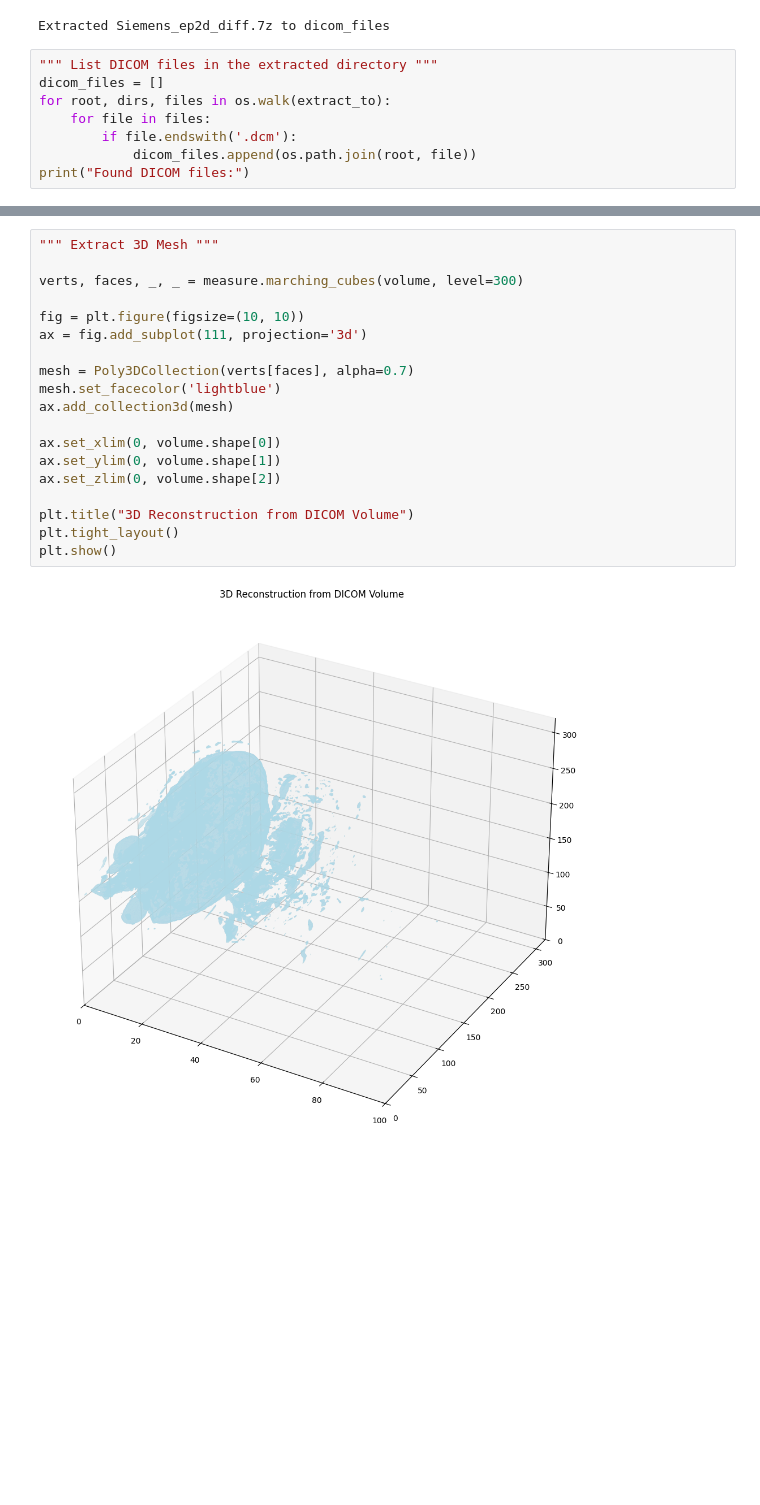
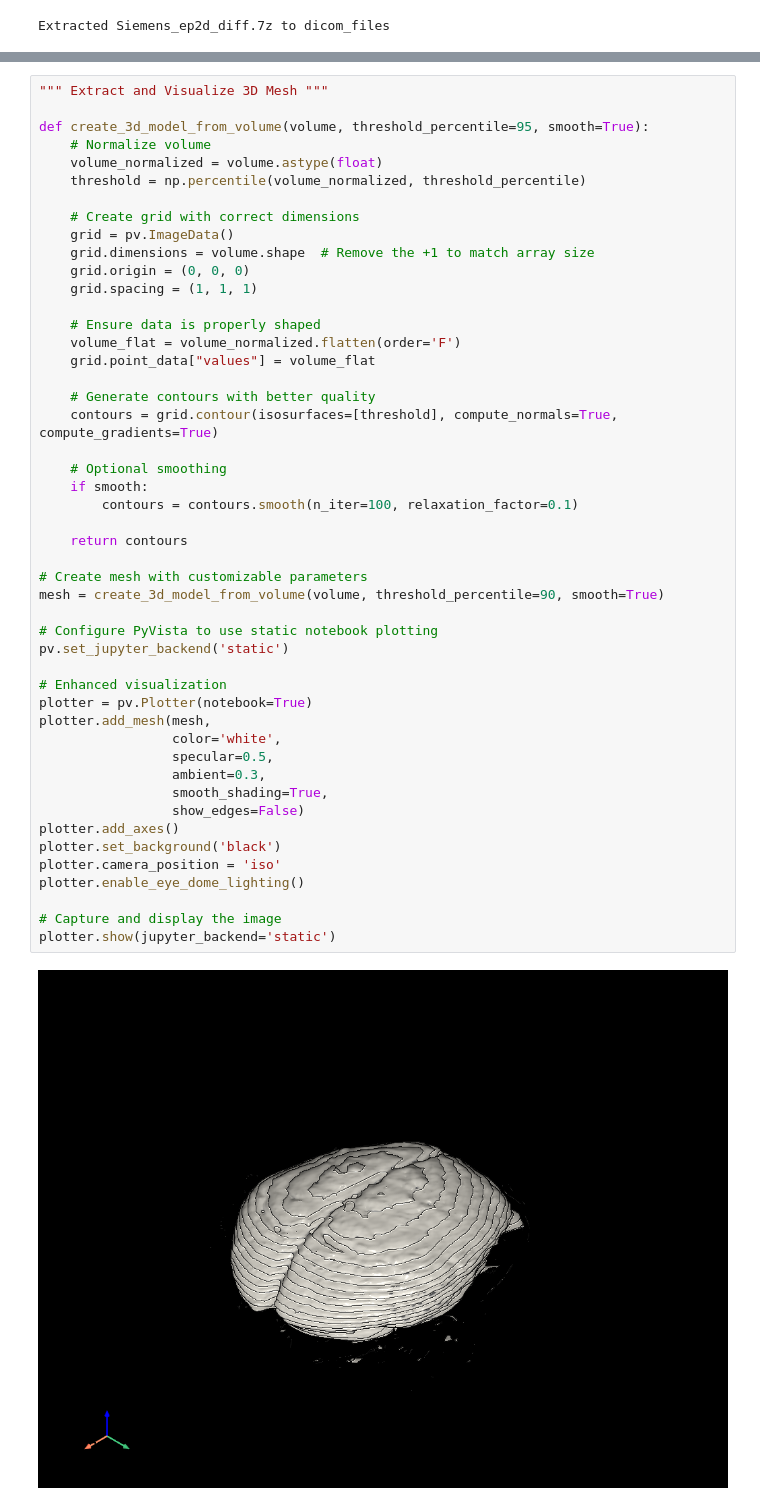
Before and after one commit to hendrapaiton/Biometric, a Jupyter notebook: dicom.ipynb, the cells around one changed output, grey strips where cells are left out. Drawn from its saved outputs; the diff is of its cells as text; blank space fills up the shorter version.

Commit message:
Implement code changes to enhance functionality and improve performance

```diff
--- a/dicom.ipynb
+++ b/dicom.ipynb
@@ -41,11 +52,3 @@ for file in p7zip_files:
         print(f"Extracted {file} to {extract_to}")
 # %% [output]
 Extracted Siemens_ep2d_diff.7z to dicom_files
-# %%
-""" List DICOM files in the extracted directory """
-dicom_files = []
-for root, dirs, files in os.walk(extract_to):
-    for file in files:
-        if file.endswith('.dcm'):
-            dicom_files.append(os.path.join(root, file))
-print("Found DICOM files:")
@@ -64,21 +75,50 @@ Volume shape: (100, 320, 320)
 # %%
-""" Extract 3D Mesh """
+""" Extract and Visualize 3D Mesh """
 
-verts, faces, _, _ = measure.marching_cubes(volume, level=300)
+def create_3d_model_from_volume(volume, threshold_percentile=95, smooth=True):
+    # Normalize volume
+    volume_normalized = volume.astype(float)
+    threshold = np.percentile(volume_normalized, threshold_percentile)
 
-fig = plt.figure(figsize=(10, 10))
-ax = fig.add_subplot(111, projection='3d')
+    # Create grid with correct dimensions
+    grid = pv.ImageData()
+    grid.dimensions = volume.shape  # Remove the +1 to match array size
+    grid.origin = (0, 0, 0)
+    grid.spacing = (1, 1, 1)
 
-mesh = Poly3DCollection(verts[faces], alpha=0.7)
-mesh.set_facecolor('lightblue')
-ax.add_collection3d(mesh)
+    # Ensure data is properly shaped
+    volume_flat = volume_normalized.flatten(order='F')
+    grid.point_data["values"] = volume_flat
 
-ax.set_xlim(0, volume.shape[0])
-ax.set_ylim(0, volume.shape[1])
-ax.set_zlim(0, volume.shape[2])
+    # Generate contours with better quality
+    contours = grid.contour(isosurfaces=[threshold], compute_normals=True, compute_gradients=True)
 
-plt.title("3D Reconstruction from DICOM Volume")
-plt.tight_layout()
-plt.show()
+    # Optional smoothing
+    if smooth:
+        contours = contours.smooth(n_iter=100, relaxation_factor=0.1)
+
+    return contours
+
+# Create mesh with customizable parameters
+mesh = create_3d_model_from_volume(volume, threshold_percentile=90, smooth=True)
+
+# Configure PyVista to use static notebook plotting
+pv.set_jupyter_backend('static')
+
+# Enhanced visualization
+plotter = pv.Plotter(notebook=True)
+plotter.add_mesh(mesh,
+                 color='white',
+                 specular=0.5,
+                 ambient=0.3,
+                 smooth_shading=True,
+                 show_edges=False)
+plotter.add_axes()
+plotter.set_background('black')
+plotter.camera_position = 'iso'
+plotter.enable_eye_dome_lighting()
+
+# Capture and display the image
+plotter.show(jupyter_backend='static')
 # %% [output]
-[figure, old version]
+[figure, new version]
```
Also changed, not shown: parts of 3 cells of this notebook, 1 other file.
